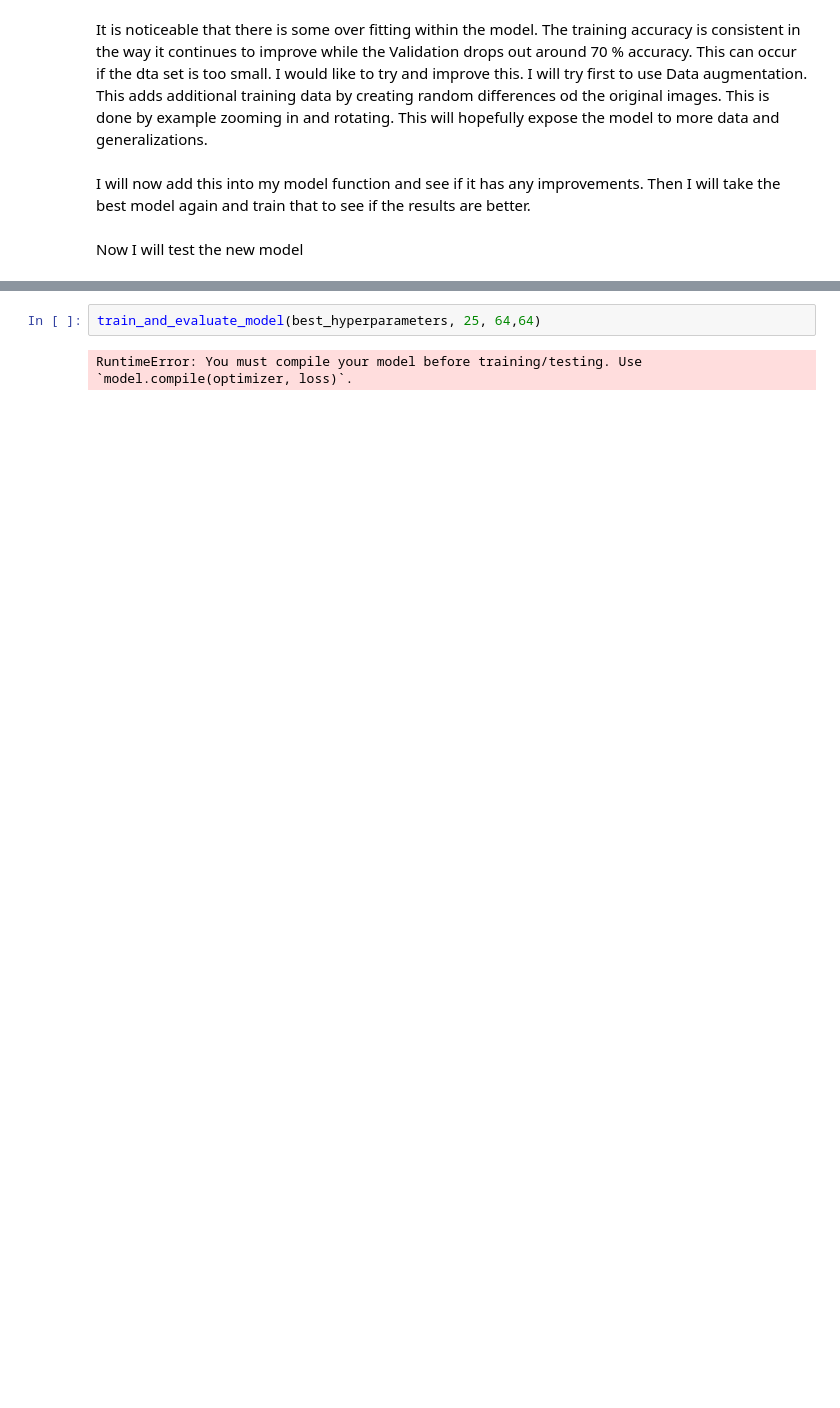
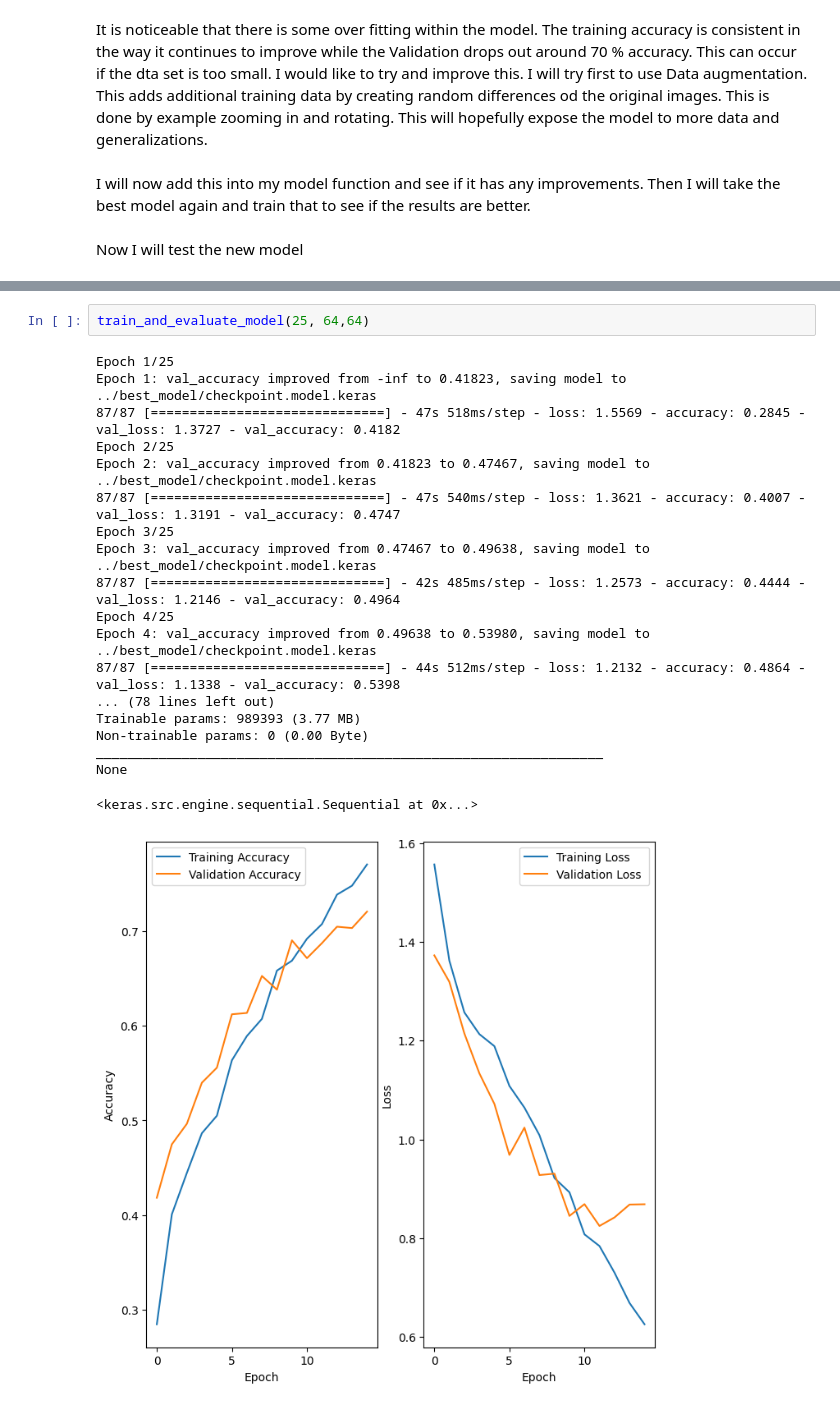
Before and after one commit to SCGlass/deep_learning, a Jupyter notebook: Lab_CNN.ipynb, the cells around one changed output, grey strips where cells are left out. Cells and saved outputs as stored; diff of their text form; blank space fills up the shorter version.

```diff
--- a/Lab_CNN.ipynb
+++ b/Lab_CNN.ipynb
@@ -358,6 +381,24 @@ def train_and_evaluate_model(best_hyperparameters, epochs, img_width, img_height
 
     return keras.models.load_model(checkpoint_filepath)
 # %%
-train_and_evaluate_model(best_hyperparameters, 25, 64,64)
+train_and_evaluate_model(25, 64,64)
 # %% [output]
-RuntimeError: You must compile your model before training/testing. Use `model.compile(optimizer, loss)`.
+Epoch 1/25
+Epoch 1: val_accuracy improved from -inf to 0.41823, saving model to ../best_model/checkpoint.model.keras
+87/87 [==============================] - 47s 518ms/step - loss: 1.5569 - accuracy: 0.2845 - val_loss: 1.3727 - val_accuracy: 0.4182
+Epoch 2/25
+Epoch 2: val_accuracy improved from 0.41823 to 0.47467, saving model to ../best_model/checkpoint.model.keras
+87/87 [==============================] - 47s 540ms/step - loss: 1.3621 - accuracy: 0.4007 - val_loss: 1.3191 - val_accuracy: 0.4747
+Epoch 3/25
+Epoch 3: val_accuracy improved from 0.47467 to 0.49638, saving model to ../best_model/checkpoint.model.keras
+87/87 [==============================] - 42s 485ms/step - loss: 1.2573 - accuracy: 0.4444 - val_loss: 1.2146 - val_accuracy: 0.4964
+Epoch 4/25
+Epoch 4: val_accuracy improved from 0.49638 to 0.53980, saving model to ../best_model/checkpoint.model.keras
+87/87 [==============================] - 44s 512ms/step - loss: 1.2132 - accuracy: 0.4864 - val_loss: 1.1338 - val_accuracy: 0.5398
+... (78 lines left out)
+Trainable params: 989393 (3.77 MB)
+Non-trainable params: 0 (0.00 Byte)
+_________________________________________________________________
+None
+<keras.src.engine.sequential.Sequential at 0x...>
+[figure, added]
```
Also changed, not shown: parts of 7 cells of this notebook.
